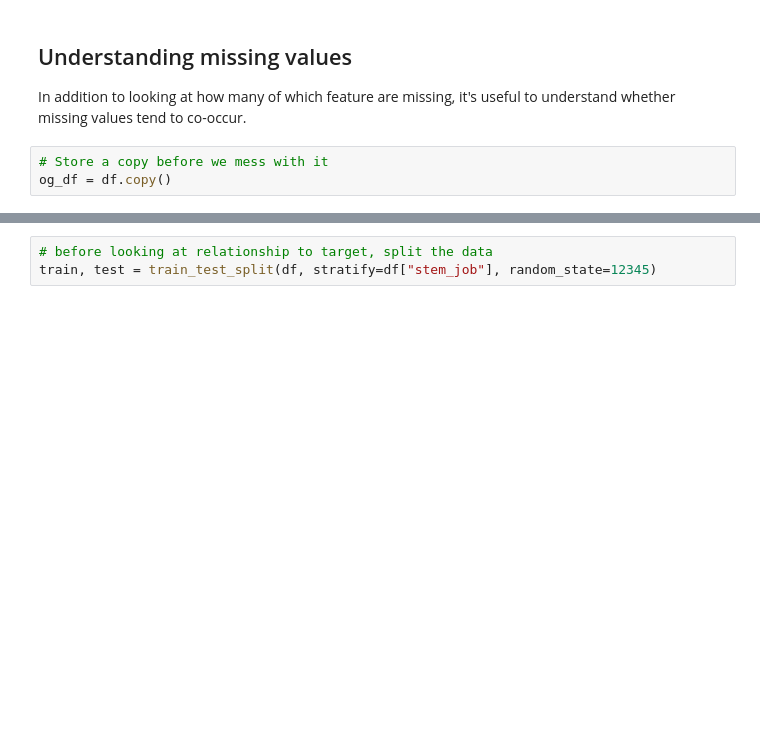
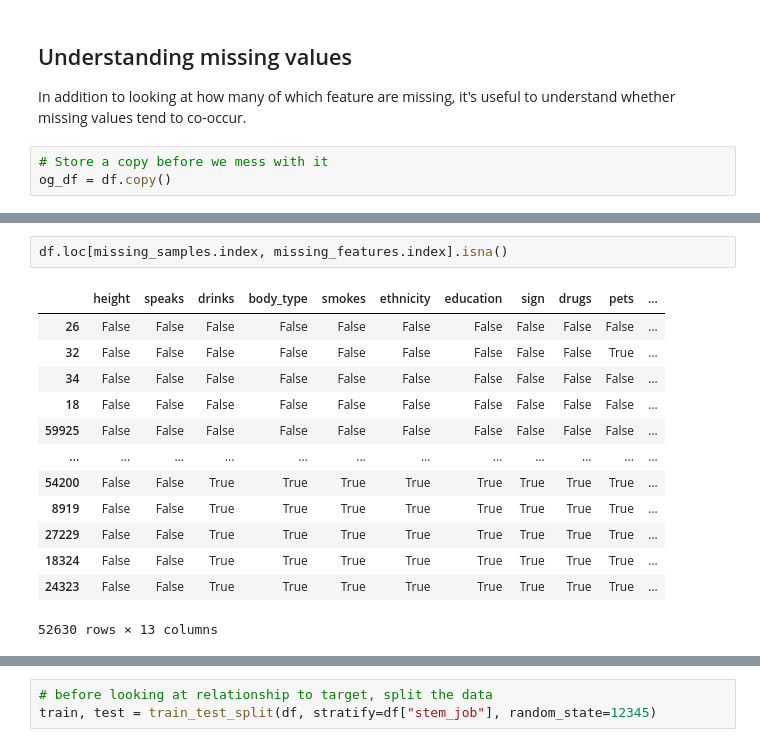
Before and after one commit to mru-data3464/w26, a Jupyter notebook: demo_code/06_missing_weird/ok_cupid_processing.ipynb, the cells around one changed output, grey strips where cells are left out. Drawn from its saved outputs; the diff is of its cells as text; blank space fills up the shorter version.

```diff
--- a/demo_code/06_missing_weird/ok_cupid_processing.ipynb
+++ b/demo_code/06_missing_weird/ok_cupid_processing.ipynb
@@ -59,3 +118,19 @@ sns.heatmap(df.loc[missing_samples.index, missing_features.index].isna())
+# %%
+df.loc[missing_samples.index, missing_features.index].isna()
+# %% [output]
+|  | height | speaks | drinks | body_type | smokes | ethnicity | education | sign | drugs | pets | ... |
+| 26 | False | False | False | False | False | False | False | False | False | False | ... |
+| 32 | False | False | False | False | False | False | False | False | False | True | ... |
+| 34 | False | False | False | False | False | False | False | False | False | False | ... |
+| 18 | False | False | False | False | False | False | False | False | False | False | ... |
+| 59925 | False | False | False | False | False | False | False | False | False | False | ... |
+| ... | ... | ... | ... | ... | ... | ... | ... | ... | ... | ... | ... |
+| 54200 | False | False | True | True | True | True | True | True | True | True | ... |
+| 8919 | False | False | True | True | True | True | True | True | True | True | ... |
+| 27229 | False | False | True | True | True | True | True | True | True | True | ... |
+| 18324 | False | False | True | True | True | True | True | True | True | True | ... |
+| 24323 | False | False | True | True | True | True | True | True | True | True | ... |
+52630 rows × 13 columns
 # %%
 # how about correlations between missing values?
 missing_cor = df.loc[missing_samples.index, missing_features.index].isna().corr()
```
Also changed, not shown: parts of 17 cells of this notebook, 2 other files.
